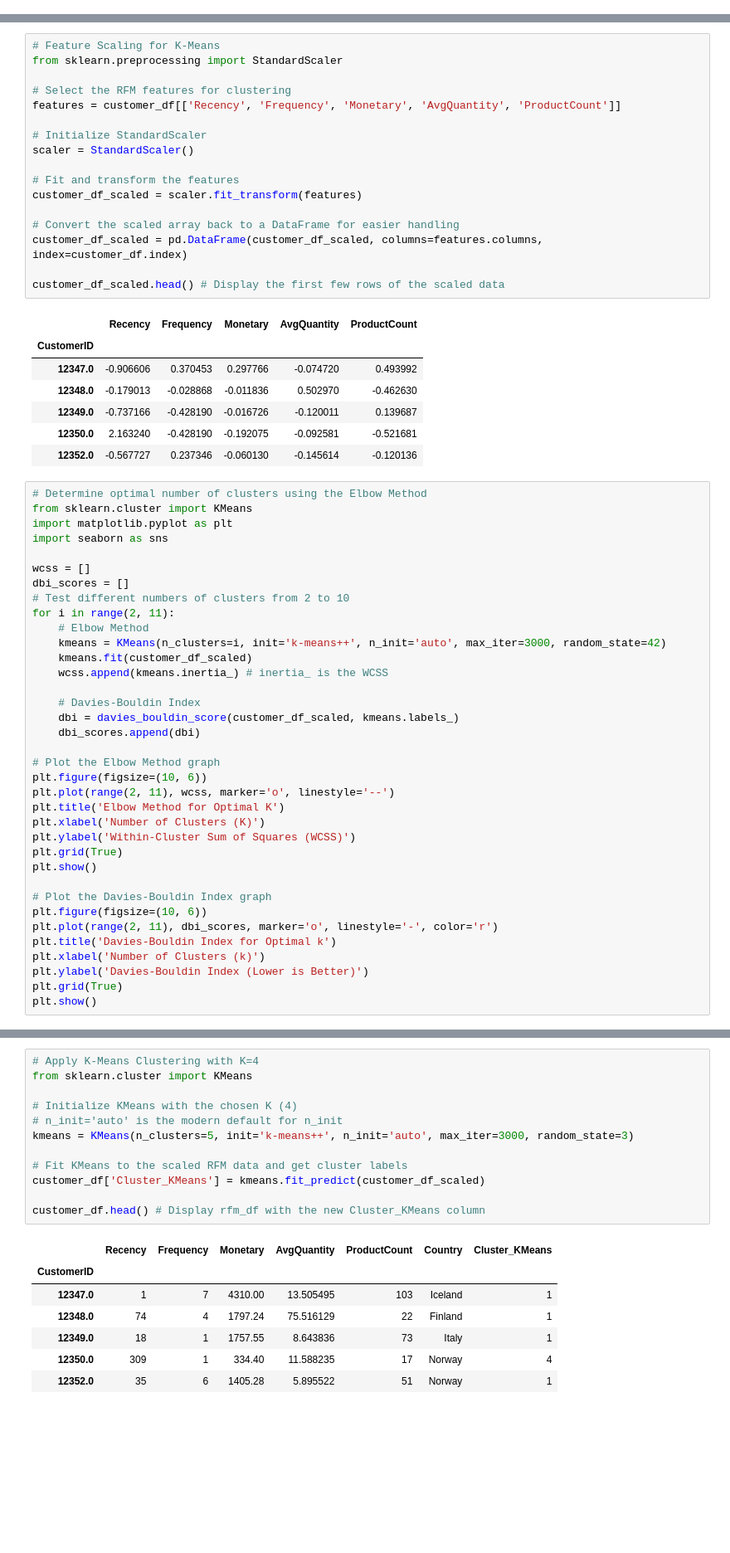
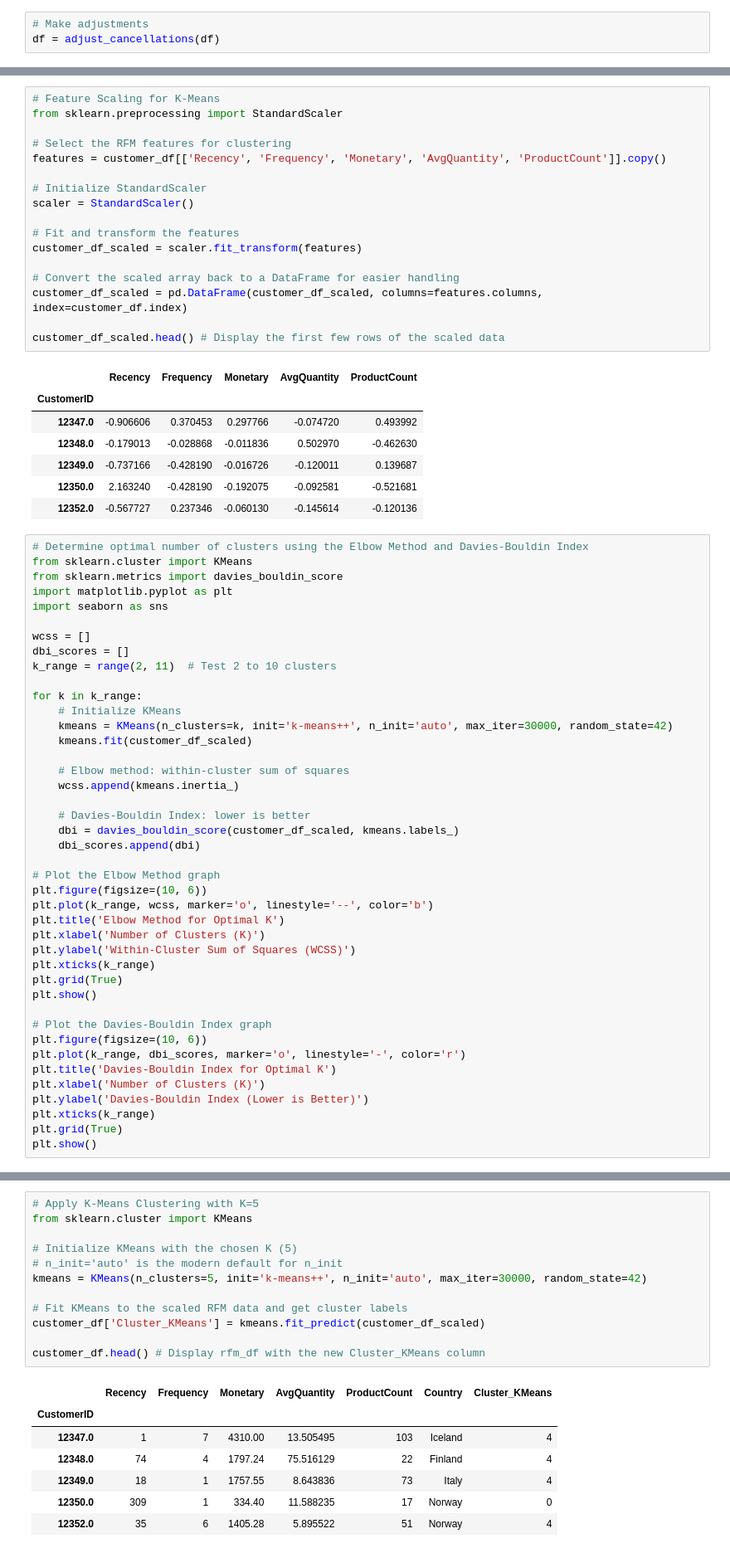
Before and after one commit to NikolaiMiranda/customer-segmentation-retail, a Jupyter notebook: customer_segmentation.ipynb, the cells around one changed output, grey strips where cells are left out. Shown at 83% size. Saved outputs shown, nothing was run; the diff lists cells and outputs as text; blank space fills up the shorter version.

```diff
--- a/customer_segmentation.ipynb
+++ b/customer_segmentation.ipynb
@@ -151,3 +234,6 @@ df[df['InvoiceNo'].astype(str).str.startswith('C')]
+# %%
+# Make adjustments
+df = adjust_cancellations(df)
 # %%
 # Look for likely outliers and remove them as well
 # Discovered that some products has UnitPrice = 0
@@ -200,7 +286,7 @@ Segmentation using K-means:
 from sklearn.preprocessing import StandardScaler
 
 # Select the RFM features for clustering
-features = customer_df[['Recency', 'Frequency', 'Monetary', 'AvgQuantity', 'ProductCount']]
+features = customer_df[['Recency', 'Frequency', 'Monetary', 'AvgQuantity', 'ProductCount']].copy()
 
 # Initialize StandardScaler
 scaler = StandardScaler()
@@ -221,39 +307,45 @@ customer_df_scaled.head() # Display the first few rows of the scaled data
 | 12350.0 | 2.163240 | -0.428190 | -0.192075 | -0.092581 | -0.521681 |
 | 12352.0 | -0.567727 | 0.237346 | -0.060130 | -0.145614 | -0.120136 |
 # %%
-# Determine optimal number of clusters using the Elbow Method
+# Determine optimal number of clusters using the Elbow Method and Davies-Bouldin Index
 from sklearn.cluster import KMeans
+from sklearn.metrics import davies_bouldin_score
 import matplotlib.pyplot as plt
 import seaborn as sns
 
 wcss = []
 dbi_scores = []
-# Test different numbers of clusters from 2 to 10
-for i in range(2, 11):
-    # Elbow Method
-    kmeans = KMeans(n_clusters=i, init='k-means++', n_init='auto', max_iter=3000, random_state=42)
+k_range = range(2, 11)  # Test 2 to 10 clusters
+
+for k in k_range:
+    # Initialize KMeans
+    kmeans = KMeans(n_clusters=k, init='k-means++', n_init='auto', max_iter=30000, random_state=42)
     kmeans.fit(customer_df_scaled)
-    wcss.append(kmeans.inertia_) # inertia_ is the WCSS
 
-    # Davies-Bouldin Index
+    # Elbow method: within-cluster sum of squares
+    wcss.append(kmeans.inertia_)
+
+    # Davies-Bouldin Index: lower is better
     dbi = davies_bouldin_score(customer_df_scaled, kmeans.labels_)
     dbi_scores.append(dbi)
 
 # Plot the Elbow Method graph
 plt.figure(figsize=(10, 6))
-plt.plot(range(2, 11), wcss, marker='o', linestyle='--')
+plt.plot(k_range, wcss, marker='o', linestyle='--', color='b')
 plt.title('Elbow Method for Optimal K')
 plt.xlabel('Number of Clusters (K)')
 plt.ylabel('Within-Cluster Sum of Squares (WCSS)')
+plt.xticks(k_range)
 plt.grid(True)
 plt.show()
 
 # Plot the Davies-Bouldin Index graph
 plt.figure(figsize=(10, 6))
-plt.plot(range(2, 11), dbi_scores, marker='o', linestyle='-', color='r')
-plt.title('Davies-Bouldin Index for Optimal k')
-plt.xlabel('Number of Clusters (k)')
+plt.plot(k_range, dbi_scores, marker='o', linestyle='-', color='r')
+plt.title('Davies-Bouldin Index for Optimal K')
+plt.xlabel('Number of Clusters (K)')
 plt.ylabel('Davies-Bouldin Index (Lower is Better)')
+plt.xticks(k_range)
 plt.grid(True)
 plt.show()
 # %% [output]
@@ -262,23 +354,23 @@ plt.show()
 # %%
-# Apply K-Means Clustering with K=4
+# Apply K-Means Clustering with K=5
 from sklearn.cluster import KMeans
 
-# Initialize KMeans with the chosen K (4)
+# Initialize KMeans with the chosen K (5)
 # n_init='auto' is the modern default for n_init
-kmeans = KMeans(n_clusters=5, init='k-means++', n_init='auto', max_iter=3000, random_state=3)
+kmeans = KMeans(n_clusters=5, init='k-means++', n_init='auto', max_iter=30000, random_state=42)
 
 # Fit KMeans to the scaled RFM data and get cluster labels
 customer_df['Cluster_KMeans'] = kmeans.fit_predict(customer_df_scaled)
 
 customer_df.head() # Display rfm_df with the new Cluster_KMeans column
 # %% [output]
 |  | Recency | Frequency | Monetary | AvgQuantity | ProductCount | Country | Cluster_KMeans |
 | CustomerID |  |  |  |  |  |  |  |
-| 12347.0 | 1 | 7 | 4310.00 | 13.505495 | 103 | Iceland | 1 |
-| 12348.0 | 74 | 4 | 1797.24 | 75.516129 | 22 | Finland | 1 |
-| 12349.0 | 18 | 1 | 1757.55 | 8.643836 | 73 | Italy | 1 |
-| 12350.0 | 309 | 1 | 334.40 | 11.588235 | 17 | Norway | 4 |
-| 12352.0 | 35 | 6 | 1405.28 | 5.895522 | 51 | Norway | 1 |
+| 12347.0 | 1 | 7 | 4310.00 | 13.505495 | 103 | Iceland | 4 |
+| 12348.0 | 74 | 4 | 1797.24 | 75.516129 | 22 | Finland | 4 |
+| 12349.0 | 18 | 1 | 1757.55 | 8.643836 | 73 | Italy | 4 |
+| 12350.0 | 309 | 1 | 334.40 | 11.588235 | 17 | Norway | 0 |
+| 12352.0 | 35 | 6 | 1405.28 | 5.895522 | 51 | Norway | 4 |
 # %%
 # Analyze K-Means Cluster Characteristics
 # Use customer_df (original, unscaled values) for meaningful averages
```
Also changed, not shown: parts of 13 cells of this notebook.
